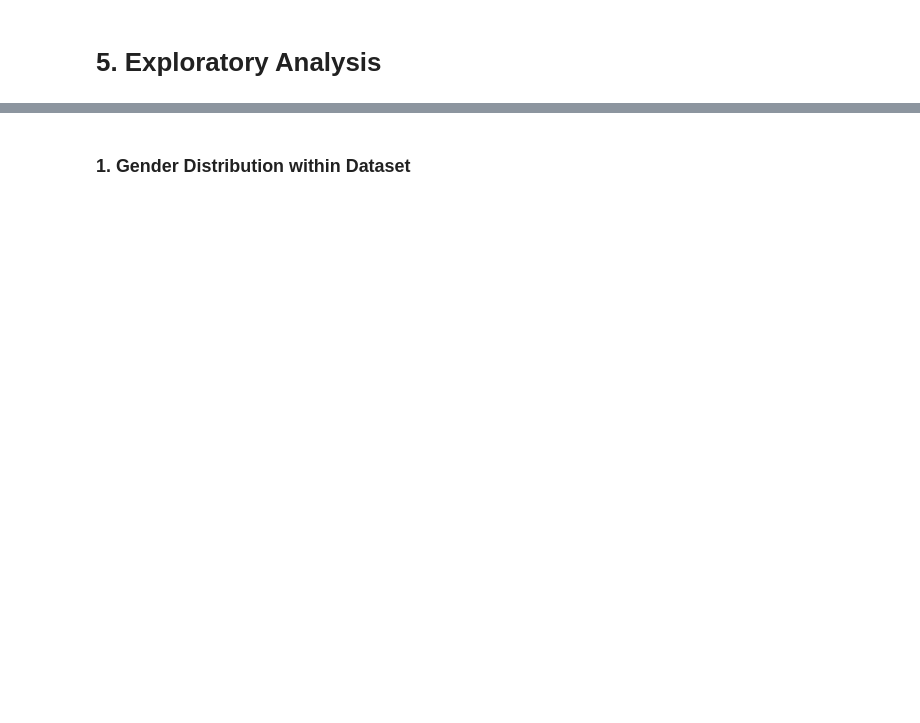
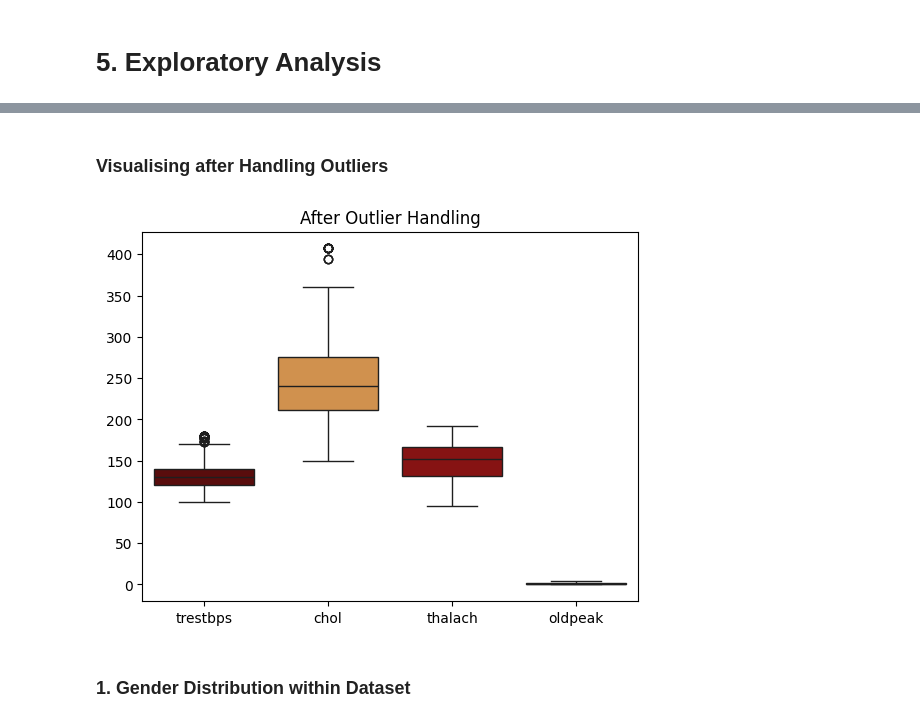
Before and after one commit to MartinKyng/Healthcare, a Jupyter notebook: main.ipynb, the cells around one changed output, grey strips where cells are left out. Cells and saved outputs as stored; diff of their text form; code cells hidden in the pictures; blank space fills up the shorter version.

```diff
--- a/main.ipynb
+++ b/main.ipynb
@@ -173,3 +237,18 @@ plt.close()
+# %%
+for col in ['trestbps', 'chol', 'thalach', 'oldpeak']:
+    lower = df[col].quantile(0.01)
+    upper = df[col].quantile(0.99)
+    df[col] = df[col].clip(lower, upper)
+# %% [markdown]
+### Visualising after Handling Outliers
+# %%
+sns.boxplot(data=df[['trestbps', 'chol', 'thalach', 'oldpeak']], palette=color_list2)
+plt.title("After Outlier Handling")
+plt.savefig(out_dir / "After Outlier Handling.png", bbox_inches='tight')
+plt.show()
+plt.close()
+# %% [output]
+[figure, added]
 # %% [markdown]
 ### 1. Gender Distribution within Dataset
 # %%
```
Also changed, not shown: parts of 33 cells of this notebook, 44 other files.
